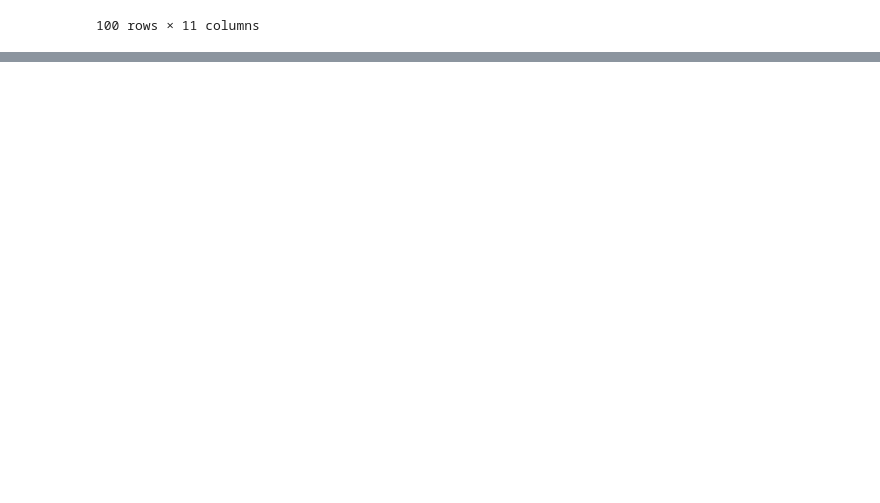
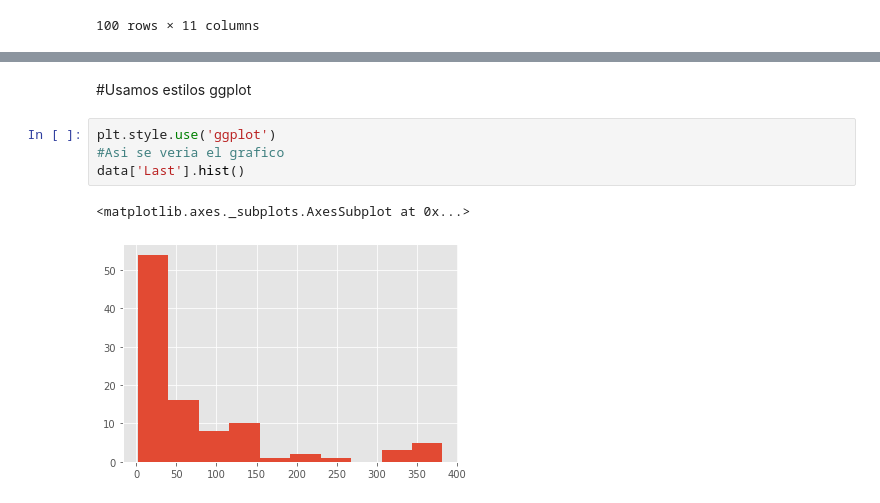
Before and after one commit to jmmartinnu2/Pandas-finanzas, a Jupyter notebook: data_finanzas.ipynb, the cells around one changed output, grey strips where cells are left out. Saved outputs shown, nothing was run; the diff lists cells and outputs as text; blank space fills up the shorter version.

```diff
--- a/data_finanzas.ipynb
+++ b/data_finanzas.ipynb
@@ -324,0 +411,9 @@ data.drop('Prev Rank',axis=1)
+# %% [markdown]
+#Usamos estilos ggplot
+# %%
+plt.style.use('ggplot')
+#Asi se veria el grafico
+data['Last'].hist()
+# %% [output]
+<matplotlib.axes._subplots.AxesSubplot at 0x...>
+[figure, added]
```
Also changed, not shown: parts of 16 cells of this notebook.
